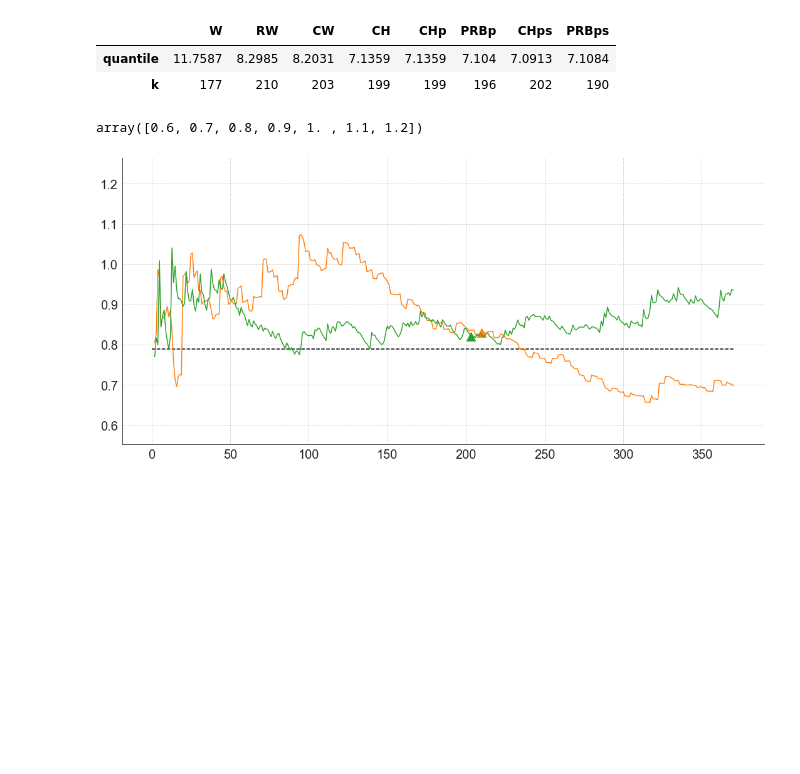
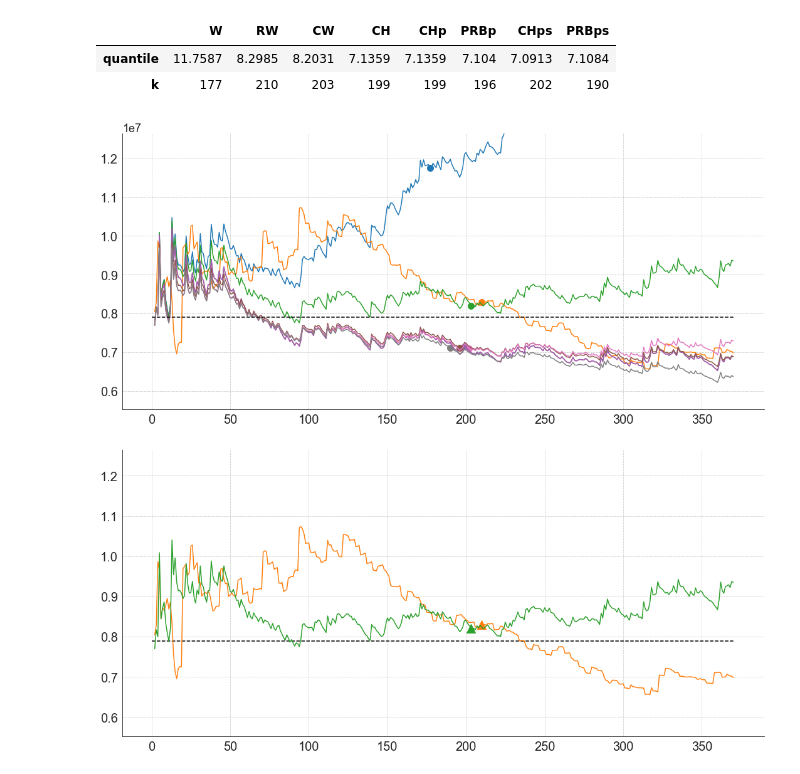
Before and after one commit to michael-allouche/refined-weissman, a Jupyter notebook: revisited_weissman-Notebook.ipynb, the cells around one changed output. Saved outputs shown, nothing was run; the diff lists cells and outputs as text; code cells hidden in the pictures; blank space fills up the shorter version.

```diff
--- a/revisited_weissman-Notebook.ipynb
+++ b/revisited_weissman-Notebook.ipynb
@@ -62,10 +61,11 @@ real_estimators()
 |  | W | RW | CW | CH | CHp | PRBp | CHps | PRBps |
 | quantile | 11.7587 | 8.2985 | 8.2031 | 7.1359 | 7.1359 | 7.104 | 7.0913 | 7.1084 |
 | k | 177 | 210 | 203 | 199 | 199 | 196 | 202 | 190 |
-# %%
-np.arange(0.6, 1.3, 0.1)
-# %% [output]
-array([0.6, 0.7, 0.8, 0.9, 1. , 1.1, 1.2])
+# %%
+# seed 42
+statsviz.real_quantile_plot(saved=True)
+# %% [output]
+[figure, added]
 # %%
 # seed 42
 statsviz.real_quantile_plot_paper(saved=True)
```
Also changed, not shown: parts of 2 cells of this notebook, 4 other files.
